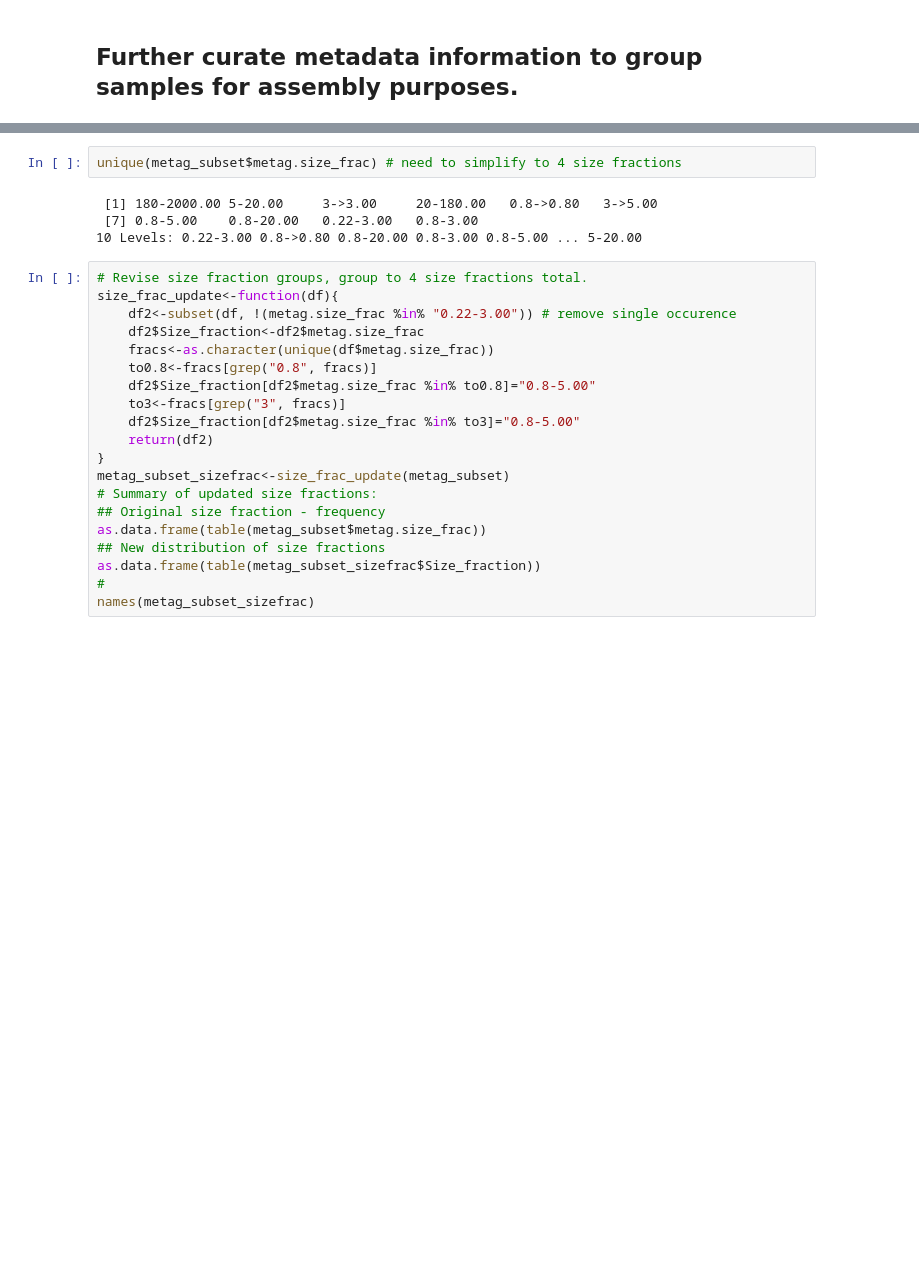
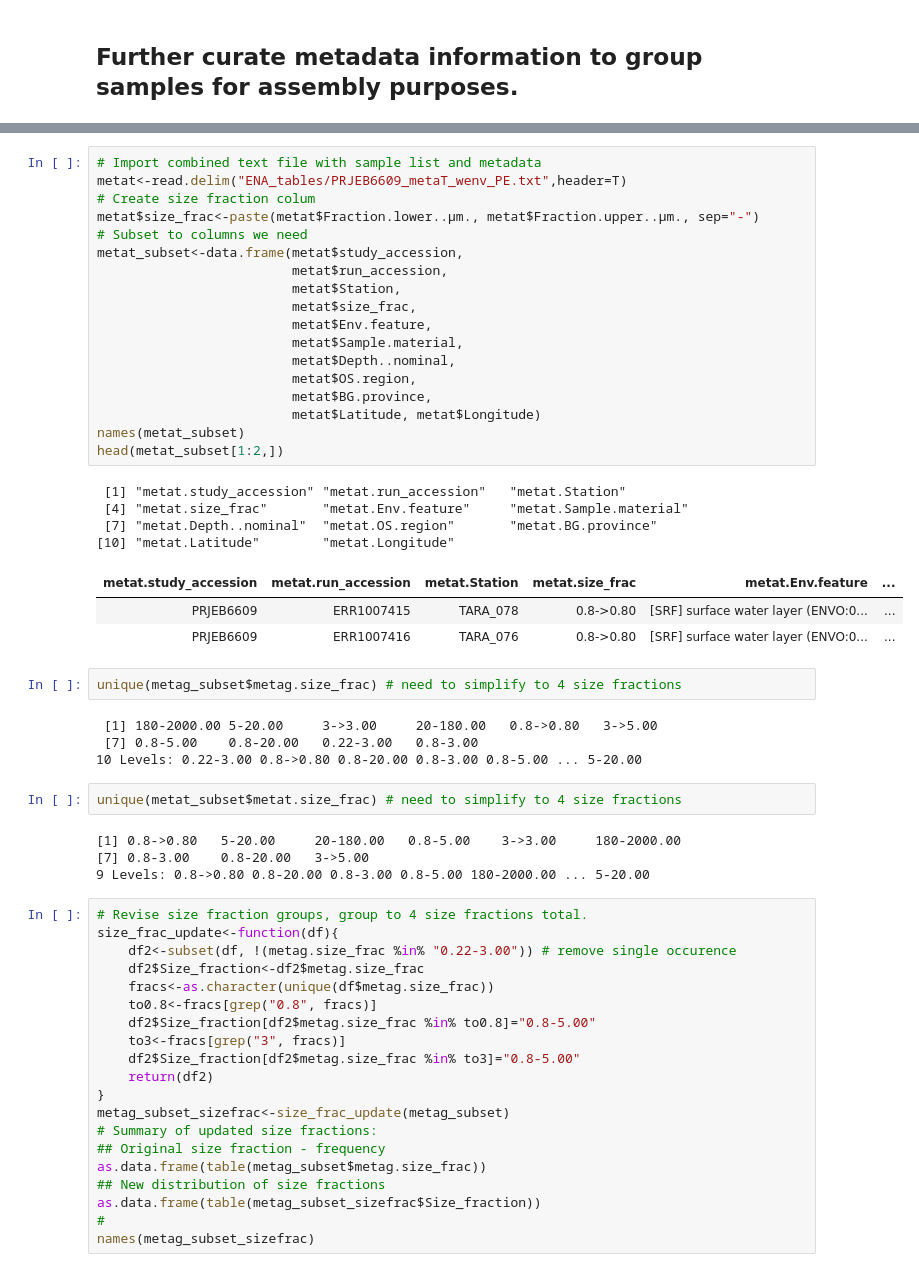
Before and after one commit to AlexanderLabWHOI/tara-euk-metaG, a Jupyter notebook: input/CompileMetaData_parsePRJEB.ipynb, the cells around one changed output, grey strips where cells are left out. Cells and saved outputs as stored; diff of their text form; blank space fills up the shorter version.

```diff
--- a/input/CompileMetaData_parsePRJEB.ipynb
+++ b/input/CompileMetaData_parsePRJEB.ipynb
@@ -157,12 +161,44 @@ head(metag_subset[1:2,])
 | metag.study_accession | metag.run_accession | metag.Station | metag.size_frac | metag.Env.feature | ... |
 | PRJEB4352 | ERR1700889 | TARA_039 | 180-2000.00 | [SRF] surface water layer (ENVO:0... | ... |
 | PRJEB4352 | ERR1700890 | TARA_041 | 5-20.00 | [SRF] surface water layer (ENVO:0... | ... |
+# %%
+# Import combined text file with sample list and metadata
+metat<-read.delim("ENA_tables/PRJEB6609_metaT_wenv_PE.txt",header=T)
+# Create size fraction colum
+metat$size_frac<-paste(metat$Fraction.lower..µm., metat$Fraction.upper..µm., sep="-")
+# Subset to columns we need
+metat_subset<-data.frame(metat$study_accession,
+                         metat$run_accession,
+                         metat$Station,
+                         metat$size_frac,
+                         metat$Env.feature,
+                         metat$Sample.material,
+                         metat$Depth..nominal,
+                         metat$OS.region,
+                         metat$BG.province,
+                         metat$Latitude, metat$Longitude)
+names(metat_subset)
+head(metat_subset[1:2,])
+# %% [output]
+ [1] "metat.study_accession" "metat.run_accession"   "metat.Station"
+ [4] "metat.size_frac"       "metat.Env.feature"     "metat.Sample.material"
+ [7] "metat.Depth..nominal"  "metat.OS.region"       "metat.BG.province"
+[10] "metat.Latitude"        "metat.Longitude"
+| metat.study_accession | metat.run_accession | metat.Station | metat.size_frac | metat.Env.feature | ... |
+| PRJEB6609 | ERR1007415 | TARA_078 | 0.8->0.80 | [SRF] surface water layer (ENVO:0... | ... |
+| PRJEB6609 | ERR1007416 | TARA_076 | 0.8->0.80 | [SRF] surface water layer (ENVO:0... | ... |
 # %%
 unique(metag_subset$metag.size_frac) # need to simplify to 4 size fractions
 # %% [output]
  [1] 180-2000.00 5-20.00     3->3.00     20-180.00   0.8->0.80   3->5.00
  [7] 0.8-5.00    0.8-20.00   0.22-3.00   0.8-3.00
 10 Levels: 0.22-3.00 0.8->0.80 0.8-20.00 0.8-3.00 0.8-5.00 ... 5-20.00
+# %%
+unique(metat_subset$metat.size_frac) # need to simplify to 4 size fractions
+# %% [output]
+[1] 0.8->0.80   5-20.00     20-180.00   0.8-5.00    3->3.00     180-2000.00
+[7] 0.8-3.00    0.8-20.00   3->5.00
+9 Levels: 0.8->0.80 0.8-20.00 0.8-3.00 0.8-5.00 180-2000.00 ... 5-20.00
 # %%
 # Revise size fraction groups, group to 4 size fractions total.
 size_frac_update<-function(df){
```
Also changed, not shown: parts of 8 cells of this notebook.
